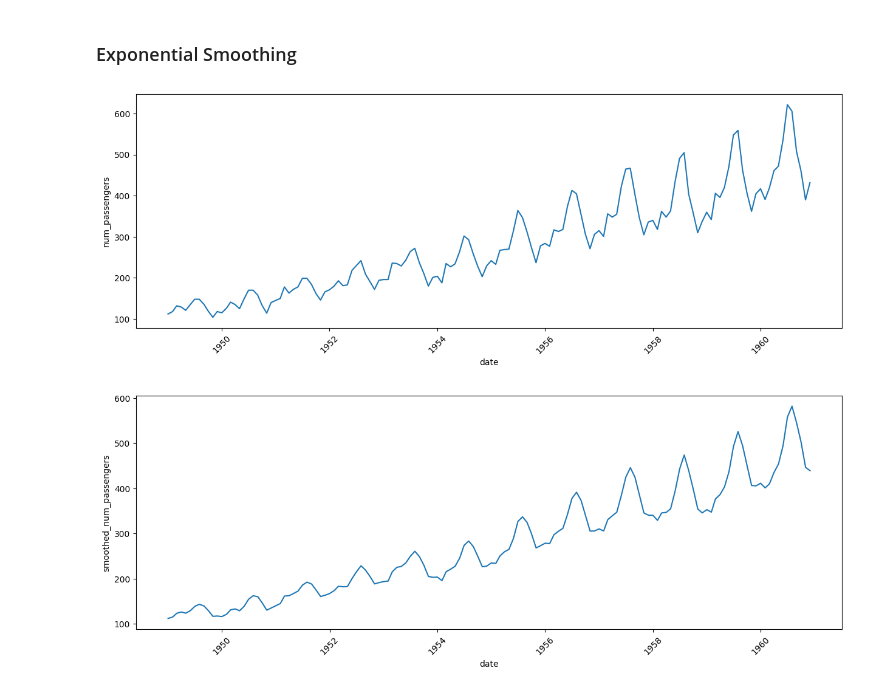
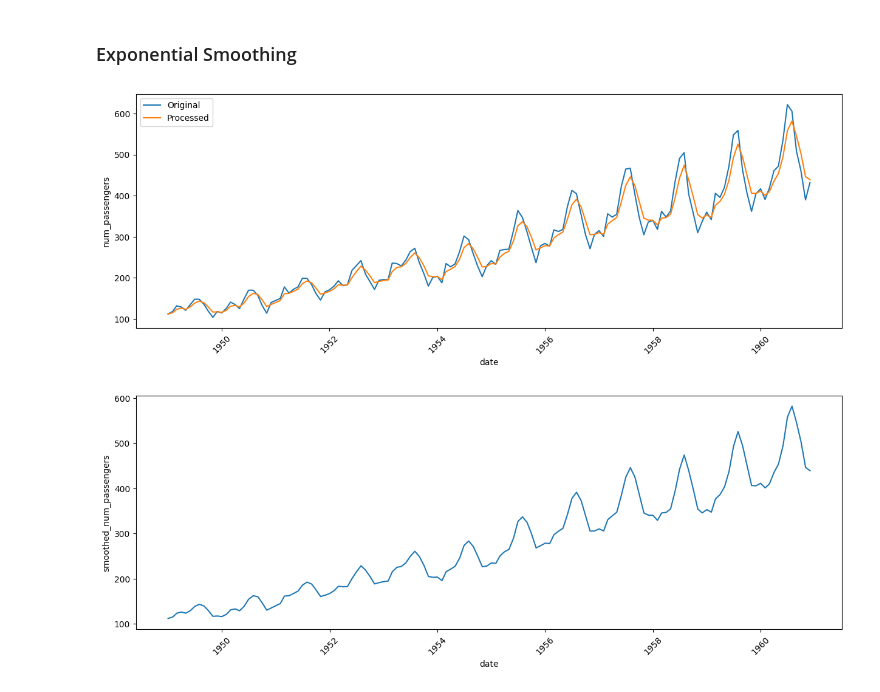
Before and after one commit to mcachosoblechero/DataHour-Intro-Time-Series, a Jupyter notebook: A-gentle-intro-to-time-series.ipynb, the cells around one changed output. Drawn from its saved outputs; the diff is of its cells as text; code cells hidden in the pictures.

```diff
--- a/A-gentle-intro-to-time-series.ipynb
+++ b/A-gentle-intro-to-time-series.ipynb
@@ -181,6 +340,16 @@ Upsampling creates new samples from the existing ones, using a variety of strate
 - Imputation using forward-fill: Fill new samples with past values
 - Interpolation: Fill new samples with the interpolated values between the two samples.
 # %%
-air_passengers_upsampled = air_passengers.set_index("date").resample('D').ffill().reset_index()
+air_passengers_upsampled = (
+    air_passengers.set_index("date").resample("D").ffill().reset_index()
+)
+plot_lineplot_two_timeseries(
+    data_original=air_passengers,
+    x_original="date",
+    y_original="num_passengers",
+    data_processed=air_passengers_upsampled,
+    x_processed="date",
+    y_processed="num_passengers",
+)
 plot_lineplot_time_series(air_passengers_upsampled, "date", "num_passengers")
 # %% [output]
@@ -198,7 +368,16 @@ I explore two main strategies:
 # %% [markdown]
 ### Moving Average
 # %%
-air_passengers['smoothed_num_passengers'] = air_passengers['num_passengers'].rolling(window=5, min_periods=1).mean()
-plot_lineplot_time_series(air_passengers, "date", "num_passengers")
+air_passengers["smoothed_num_passengers"] = (
+    air_passengers["num_passengers"].rolling(window=5, min_periods=1).mean()
+)
+plot_lineplot_two_timeseries(
+    data_original=air_passengers,
+    x_original="date",
+    y_original="num_passengers",
+    data_processed=air_passengers,
+    x_processed="date",
+    y_processed="smoothed_num_passengers",
+)
 plot_lineplot_time_series(air_passengers, "date", "smoothed_num_passengers")
 # %% [output]
@@ -209,9 +388,20 @@ plot_lineplot_time_series(air_passengers, "date", "smoothed_num_passengers")
 # %%
 # Perform exponential smoothing
 alpha = 0.5
-air_passengers['smoothed_num_passengers'] = air_passengers['num_passengers'].ewm(alpha=alpha, adjust=False, ignore_na=True).mean()
-plot_lineplot_time_series(air_passengers, "date", "num_passengers")
+air_passengers["smoothed_num_passengers"] = (
+    air_passengers["num_passengers"]
+    .ewm(alpha=alpha, adjust=False, ignore_na=True)
+    .mean()
+)
+plot_lineplot_two_timeseries(
+    data_original=air_passengers,
+    x_original="date",
+    y_original="num_passengers",
+    data_processed=air_passengers,
+    x_processed="date",
+    y_processed="smoothed_num_passengers",
+)
 plot_lineplot_time_series(air_passengers, "date", "smoothed_num_passengers")
 # %% [output]
-[figure, old version]
+[figure, new version]
 [figure]
```
Also changed, not shown: parts of 29 cells of this notebook.
